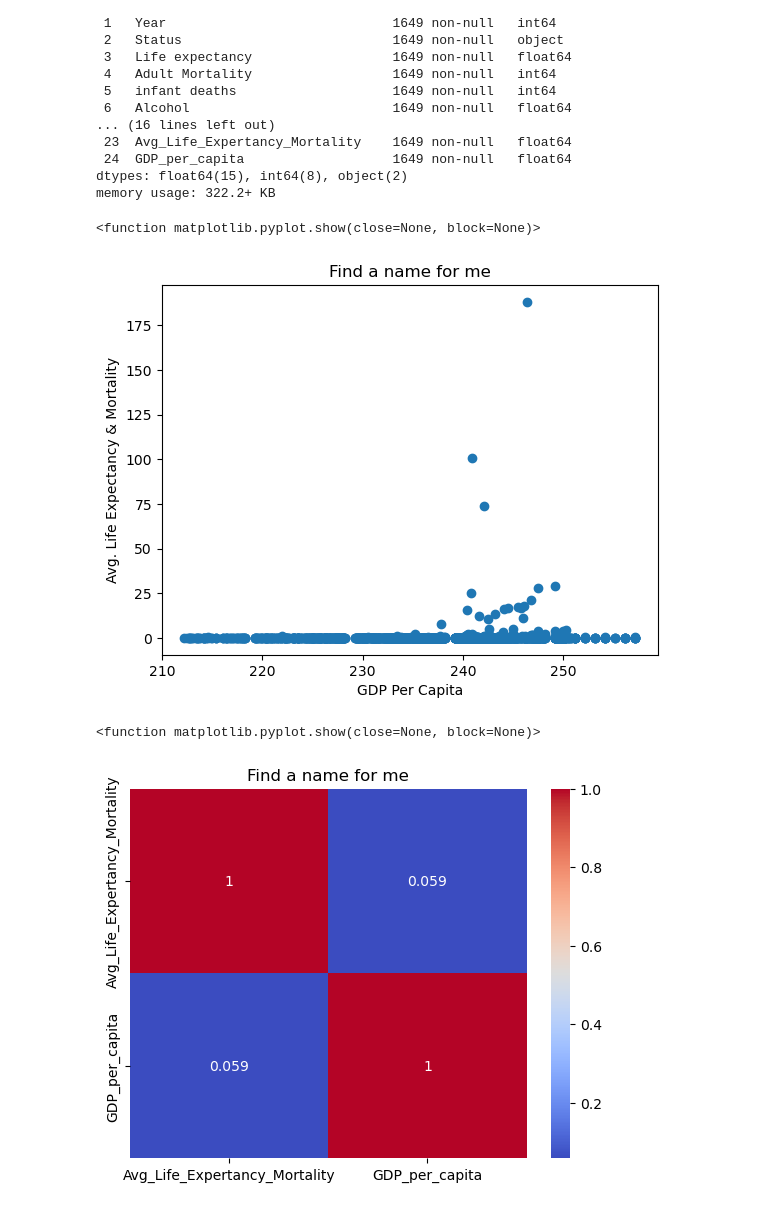
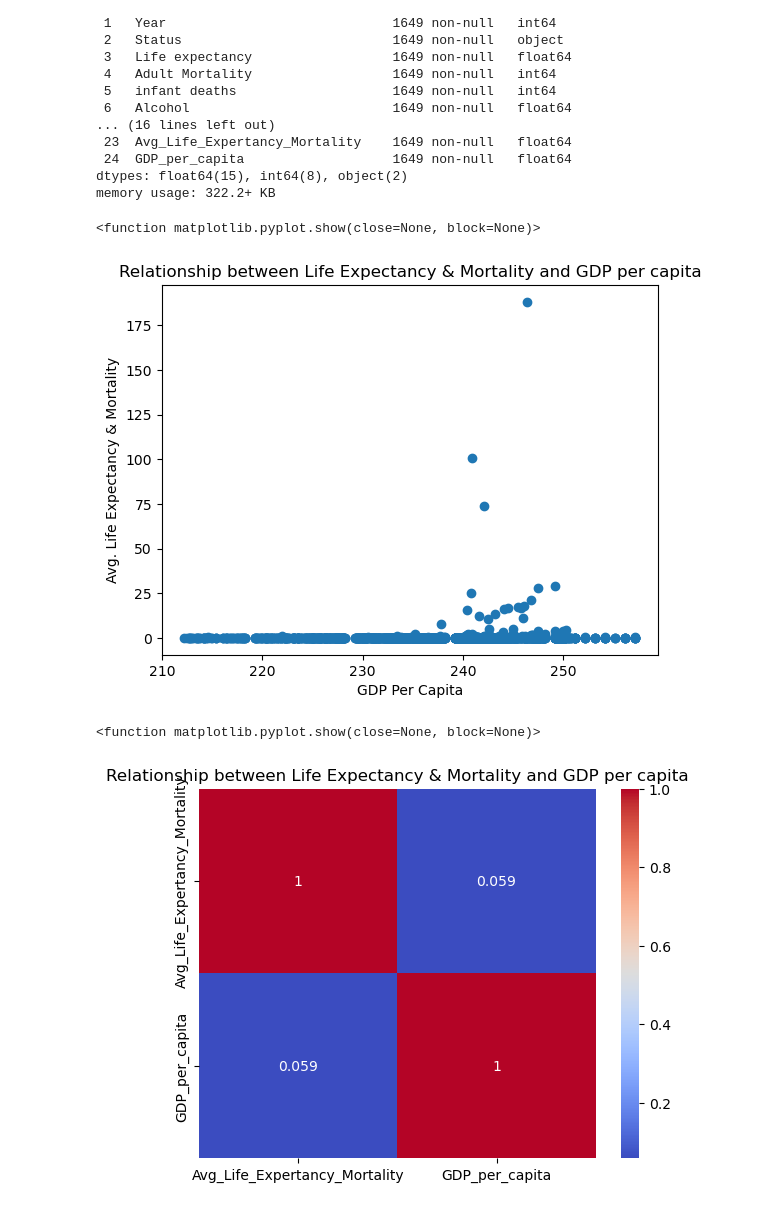
Before and after one commit to foomatia/Project_1, a Jupyter notebook: Life_Expectancy_GDP_Population.ipynb, the cells around one changed output. Cells and saved outputs as stored; diff of their text form; code cells hidden in the pictures.

```diff
--- a/Life_Expectancy_GDP_Population.ipynb
+++ b/Life_Expectancy_GDP_Population.ipynb
@@ -99,22 +103,22 @@ memory usage: 322.2+ KB
 # %%
 #plot scatter plot to show corelation between life expectancy and GDP
 x = data.iloc[:,23]
 y = data.iloc[:,24]
 fig, ax = plt.subplots()
 ax.scatter(x, y)
 plt.ylabel("Avg. Life Expectancy & Mortality")
 plt.xlabel("GDP Per Capita")
-plt.title("Find a name for me")
+plt.title("Relationship between Life Expectancy & Mortality and GDP per capita")
 plt.show
 # %% [output]
 <function matplotlib.pyplot.show(close=None, block=None)>
-[figure, old version]
+[figure, new version]
 # %%
 data1 = data.iloc[:,[23,24]]
 correlation_matrix = data1.corr()
 sns.heatmap(correlation_matrix, annot=True, cmap="coolwarm")
-plt.title("Relationship between Life Expec")
+plt.title("Relationship between Life Expectancy & Mortality and GDP per capita")
 plt.show
 # %% [output]
 <function matplotlib.pyplot.show(close=None, block=None)>
-[figure, old version]
+[figure, new version]
```
Also changed, not shown: parts of 4 cells of this notebook.
